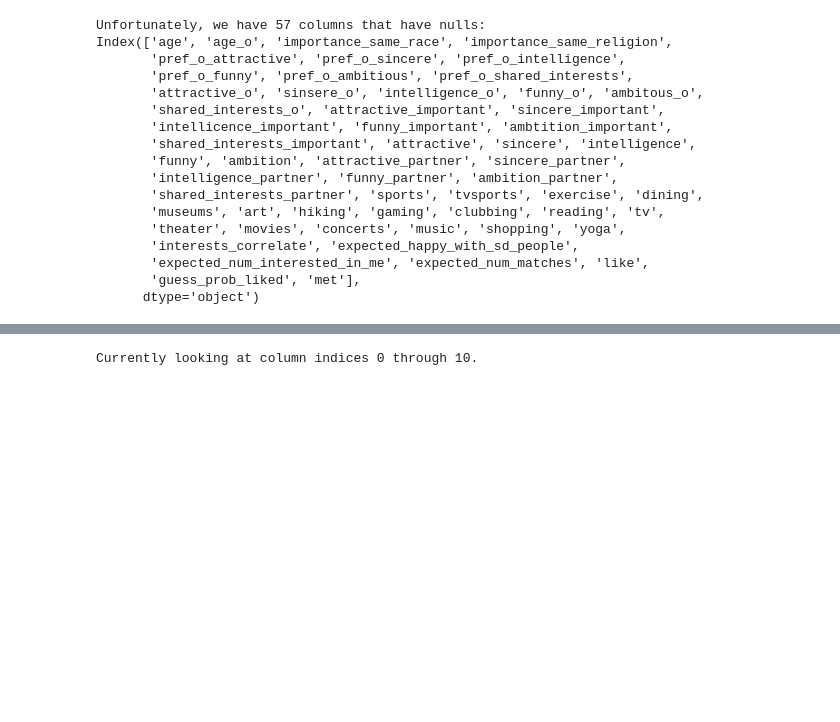
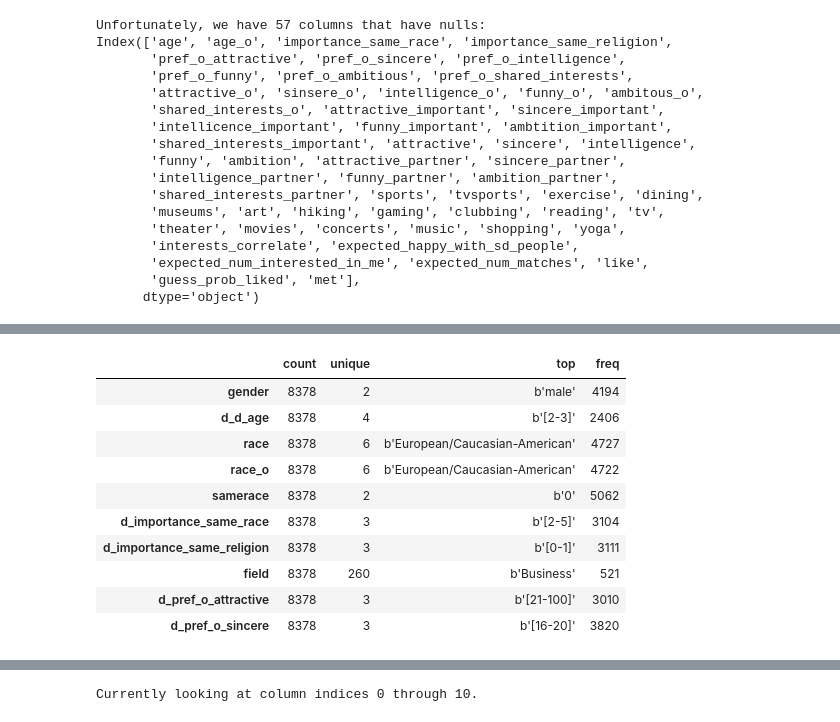
Before and after one commit to bwolff26/MAD_marriage_and_divorce_study, a Jupyter notebook: code/s2_ceda_i.ipynb, the cells around one changed output, grey strips where cells are left out. Saved outputs shown, nothing was run; the diff lists cells and outputs as text; code cells hidden in the pictures; blank space fills up the shorter version.

```diff
--- a/code/s2_ceda_i.ipynb
+++ b/code/s2_ceda_i.ipynb
@@ -76,0 +96,19 @@ Index(['age', 'age_o', 'importance_same_race', 'importance_same_religion',
+# %%
+#Oh boy... way more than I thought... eh, whatever we'll do objects here I guess. Hopefully salvaging some of them. Regardles
+#they still need to be analyzed.
+
+step = 0
+
+object_df.describe().T[step:step+10]
+# %% [output]
+|  | count | unique | top | freq |
+| gender | 8378 | 2 | b'male' | 4194 |
+| d_d_age | 8378 | 4 | b'[2-3]' | 2406 |
+| race | 8378 | 6 | b'European/Caucasian-American' | 4727 |
+| race_o | 8378 | 6 | b'European/Caucasian-American' | 4722 |
+| samerace | 8378 | 2 | b'0' | 5062 |
+| d_importance_same_race | 8378 | 3 | b'[2-5]' | 3104 |
+| d_importance_same_religion | 8378 | 3 | b'[0-1]' | 3111 |
+| field | 8378 | 260 | b'Business' | 521 |
+| d_pref_o_attractive | 8378 | 3 | b'[21-100]' | 3010 |
+| d_pref_o_sincere | 8378 | 3 | b'[16-20]' | 3820 |
```
Also changed, not shown: parts of 17 cells of this notebook.
